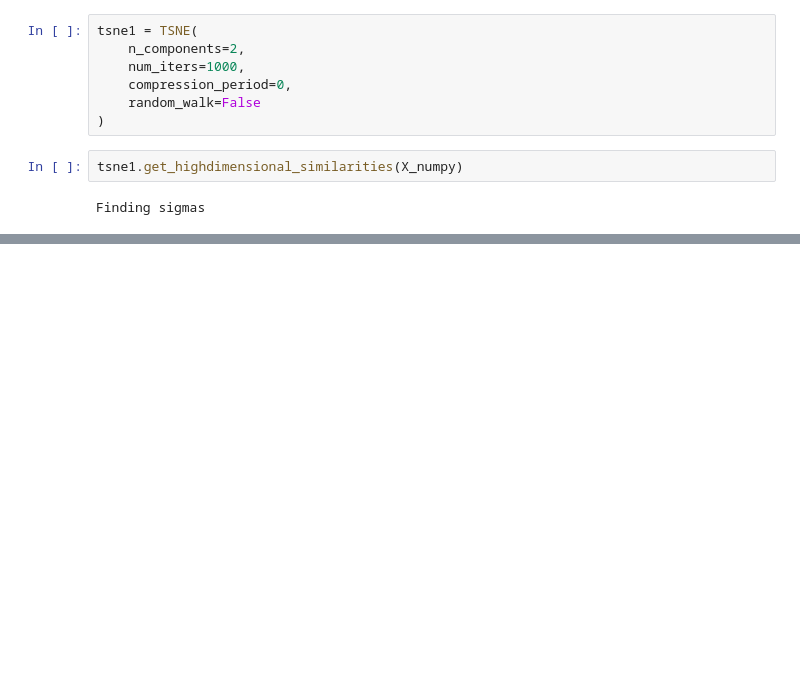
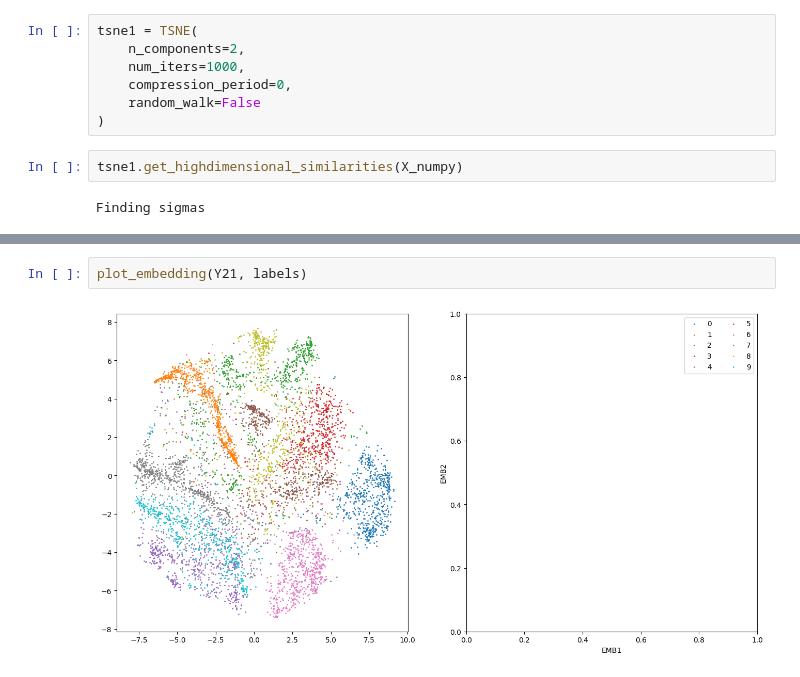
Before and after one commit to just1ce415/MMML_project, a Jupyter notebook: tsne_experiments.ipynb, the cells around one changed output, grey strips where cells are left out. Drawn from its saved outputs; the diff is of its cells as text; blank space fills up the shorter version.

```diff
--- a/tsne_experiments.ipynb
+++ b/tsne_experiments.ipynb
@@ -143,0 +214,4 @@ get_clustering_metrics(Y1, labels)
+# %%
+plot_embedding(Y21, labels)
+# %% [output]
+[figure, added]
```
Also changed, not shown: parts of 30 cells of this notebook, 3 other files.
